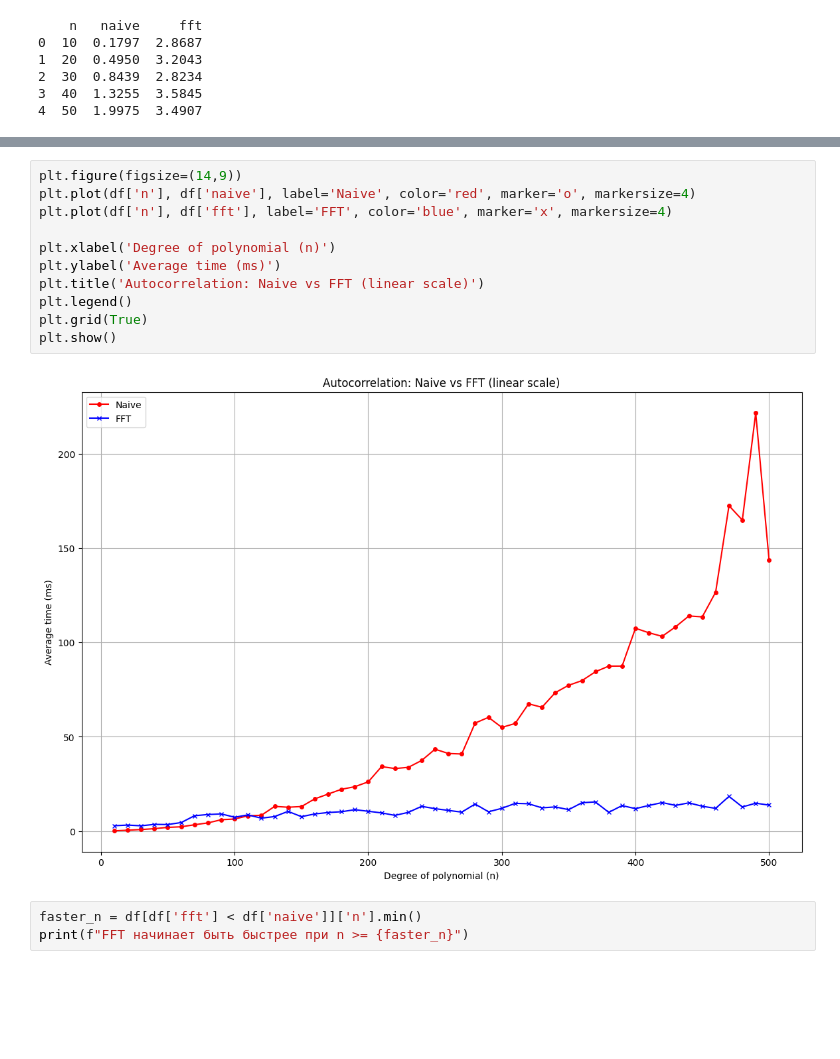
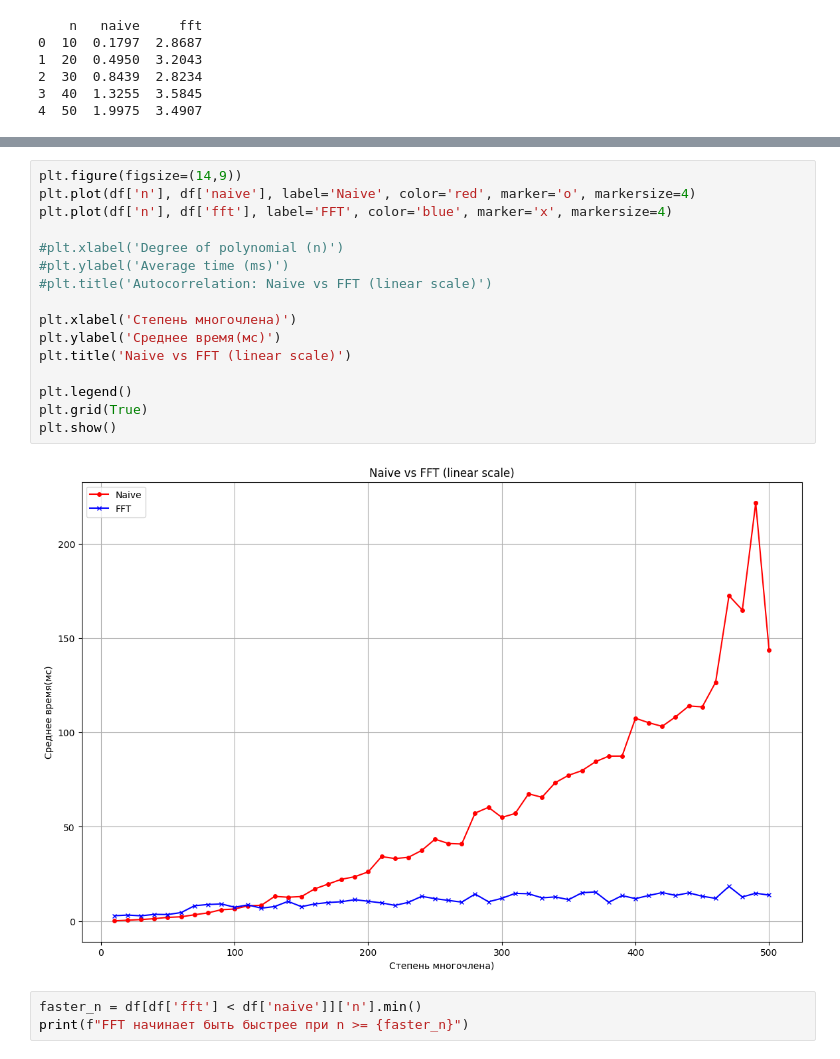
Before and after one commit to asardinka/Flat-Littlewood-polynomials, a Jupyter notebook: src/tests_analysis.ipynb, the cells around one changed output, grey strips where cells are left out. Cells and saved outputs as stored; diff of their text form; blank space fills up the shorter version.

```diff
--- a/src/tests_analysis.ipynb
+++ b/src/tests_analysis.ipynb
@@ -63,16 +68,21 @@ plt.show()
 # %%
 plt.figure(figsize=(14,9))
 plt.plot(df['n'], df['naive'], label='Naive', color='red', marker='o', markersize=4)
 plt.plot(df['n'], df['fft'], label='FFT', color='blue', marker='x', markersize=4)
 
-plt.xlabel('Degree of polynomial (n)')
-plt.ylabel('Average time (ms)')
-plt.title('Autocorrelation: Naive vs FFT (linear scale)')
+#plt.xlabel('Degree of polynomial (n)')
+#plt.ylabel('Average time (ms)')
+#plt.title('Autocorrelation: Naive vs FFT (linear scale)')
+
+plt.xlabel('Степень многочлена)')
+plt.ylabel('Среднее время(мс)')
+plt.title('Naive vs FFT (linear scale)')
+
 plt.legend()
 plt.grid(True)
 plt.show()
 # %% [output]
-[figure, old version]
+[figure, new version]
 # %%
 faster_n = df[df['fft'] < df['naive']]['n'].min()
 print(f"FFT начинает быть быстрее при n >= {faster_n}")
```
Also changed, not shown: parts of 5 cells of this notebook, 9 other files.
